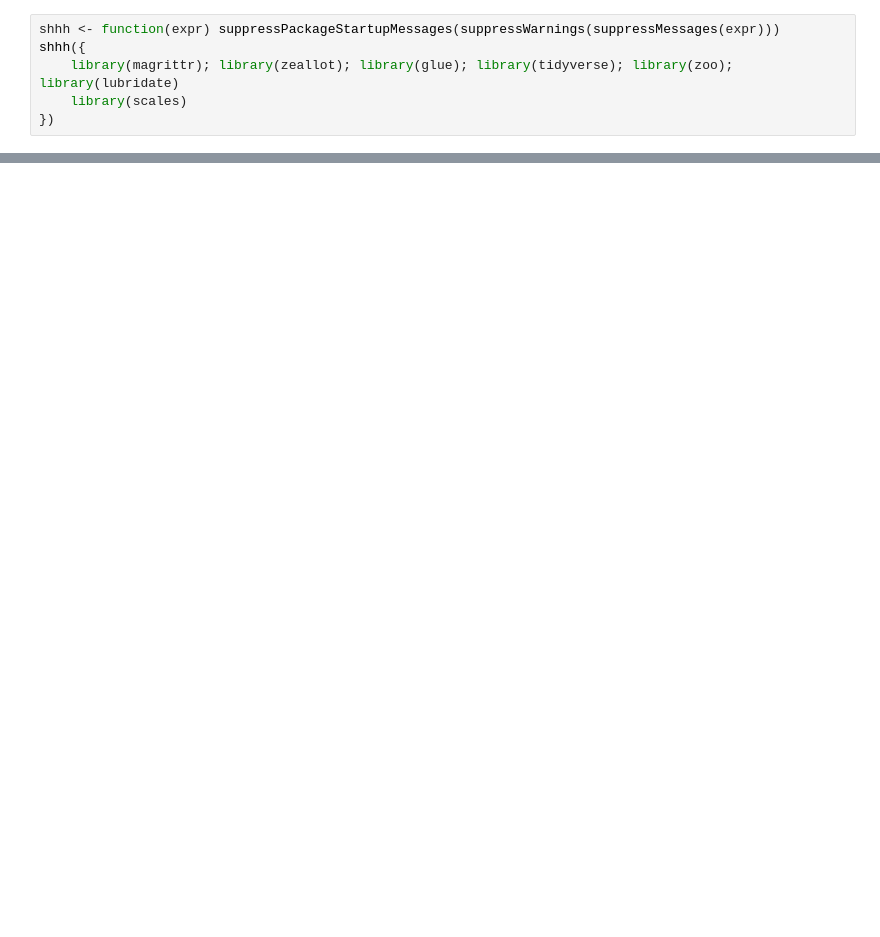
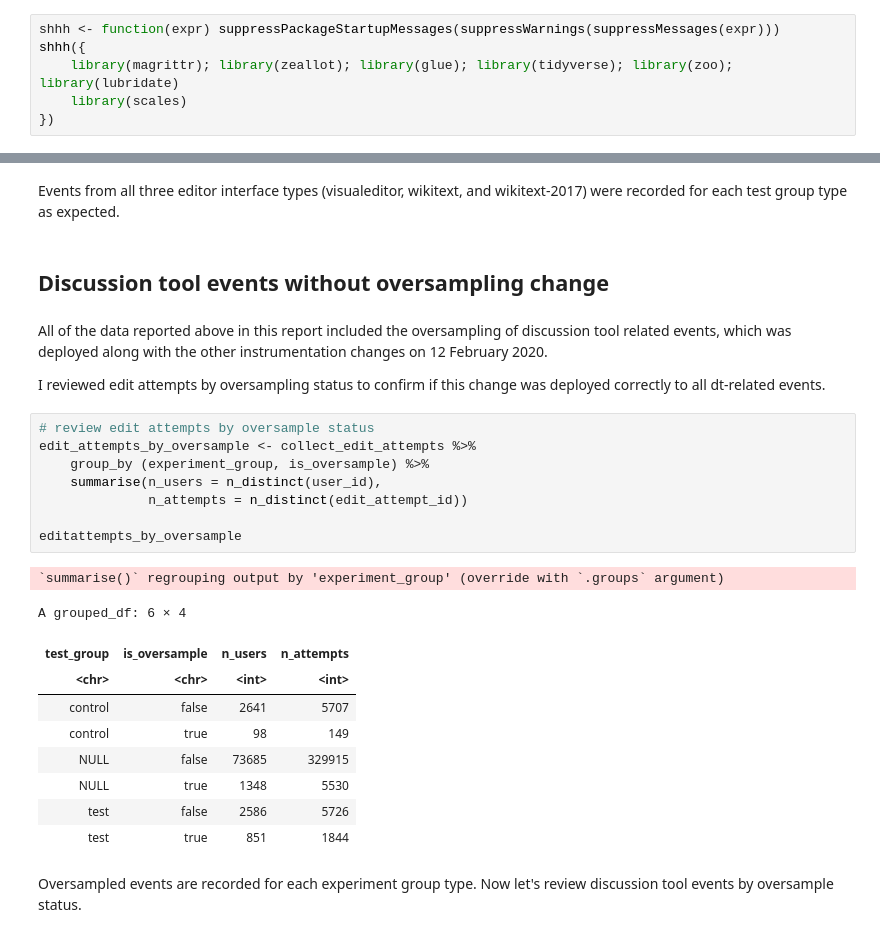
Before and after one commit to wikimedia-research/Reply-tools-analysis-2021, a Jupyter notebook: QA/Reply-tool-ab-test-qa.ipynb, the cells around one changed output, grey strips where cells are left out. Drawn from its saved outputs; the diff is of its cells as text; blank space fills up the shorter version.

```diff
--- a/QA/Reply-tool-ab-test-qa.ipynb
+++ b/QA/Reply-tool-ab-test-qa.ipynb
@@ -53,0 +320,30 @@ A data.frame: 3 × 5
+# %% [markdown]
+Events from all three editor interface types (visualeditor, wikitext, and wikitext-2017) were recorded for each test group type as expected.
+# %% [markdown]
+## Discussion tool events without oversampling change
+# %% [markdown]
+All of the data reported above in this report included the oversampling of discussion tool related events, which was deployed along with the other instrumentation changes on 12 February 2020.
+
+I reviewed edit attempts by oversampling status to confirm if this change was deployed correctly to all dt-related events.
+# %%
+# review edit attempts by oversample status
+edit_attempts_by_oversample <- collect_edit_attempts %>%
+    group_by (experiment_group, is_oversample) %>%
+    summarise(n_users = n_distinct(user_id),
+              n_attempts = n_distinct(edit_attempt_id))
+
+editattempts_by_oversample
+# %% [output]
+`summarise()` regrouping output by 'experiment_group' (override with `.groups` argument)
+A grouped_df: 6 × 4
+| test_group | is_oversample | n_users | n_attempts |
+| <chr> | <chr> | <int> | <int> |
+| control | false | 2641 | 5707 |
+| control | true | 98 | 149 |
+| NULL | false | 73685 | 329915 |
+| NULL | true | 1348 | 5530 |
+| test | false | 2586 | 5726 |
+| test | true | 851 | 1844 |
+# %% [markdown]
+Oversampled events are recorded for each experiment group type.
+Now let's review discussion tool events by oversample status.
```
Also changed, not shown: parts of 37 cells of this notebook.
